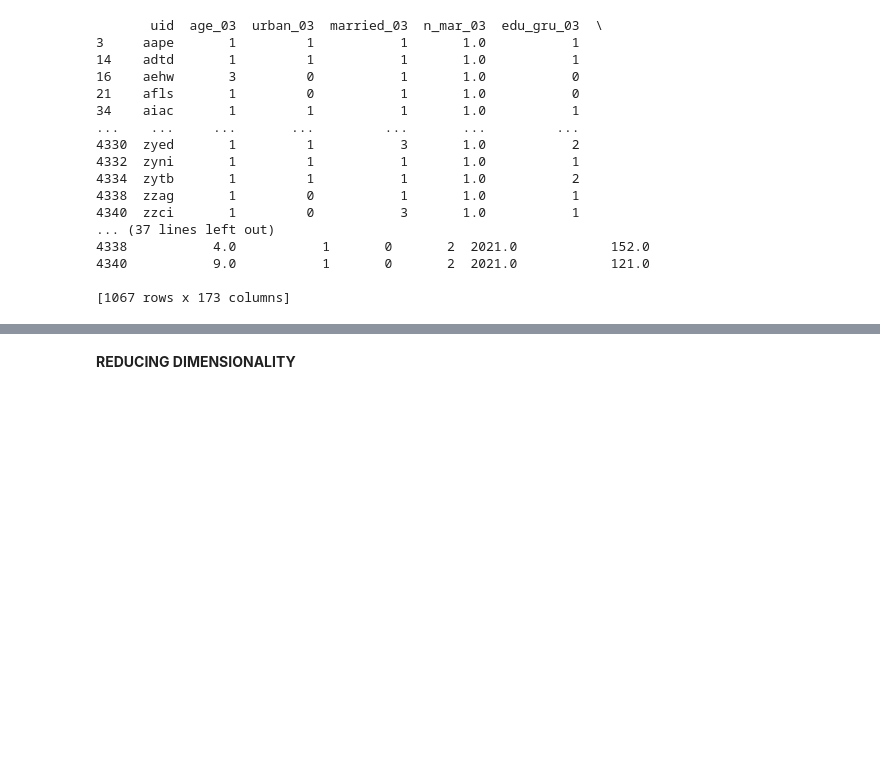
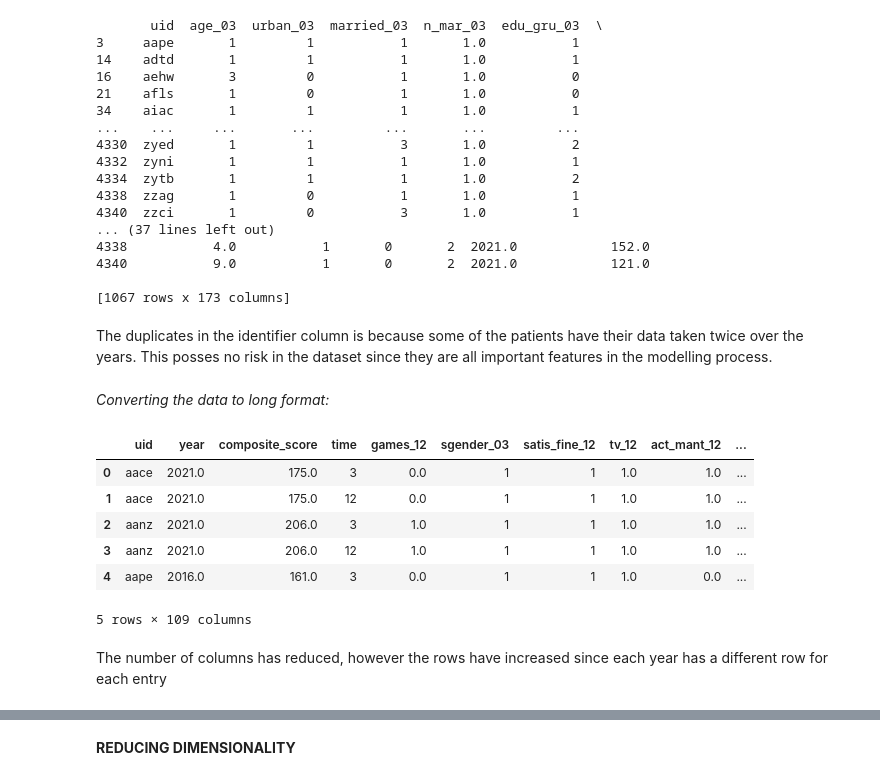
Before and after one commit to geomwangi007/Early-Detection-of-Alzheimer-s-Disease-and-Related-Dementias-Using-Social-Determinants-of-Health, a Jupyter notebook: IPNYBS/Mercy.ipynb, the cells around one changed output, grey strips where cells are left out. Saved outputs shown, nothing was run; the diff lists cells and outputs as text; code cells hidden in the pictures; blank space fills up the shorter version.

```diff
--- a/IPNYBS/Mercy.ipynb
+++ b/IPNYBS/Mercy.ipynb
@@ -1278,20 +1307,44 @@ print(data_md[duplicates])
 4340           9.0           1       0       2  2021.0            121.0
 
 [1067 rows x 173 columns]
+# %% [markdown]
+The duplicates in the identifier column is because some of the patients have their data taken twice over the years. This posses no risk in the dataset since they are all important features in the modelling process.
+# %% [markdown]
+*Converting the data to long format:*
 # %%
+# Convert wide to long format
 data_long = pd.wide_to_long(
     data_md,
-    stubnames=['age', 'urban', 'married', 'n_mar', 'edu_gru', 'n_living_child', 'migration',
-               'glob_hlth', 'adl_dress', 'adl_walk', 'adl_bath', 'adl_eat', 'adl_bed', 'adl_toilet',
-               'n_adl', 'iadl_money', 'iadl_meds', 'iadl_shop', 'iadl_meals', 'n_iadl', 'depressed',
-               'hard', 'restless', 'happy', 'lonely', 'enjoy', 'sad', 'tired', 'energetic', 'n_depr',
-               'cesd_depressed', 'hypertension', 'diabetes', 'resp_ill', 'arthritis', 'hrt_attack',
-               'stroke', 'cancer', 'n_illnesses', 'bmi', 'exer_3xwk', 'alcohol', 'tobacco',
-               'test_chol', 'test_tuber', 'test_diab', 'test_pres', 'hosp', 'visit_med',
-               'out_proc', 'visit_dental', 'imss', 'issste', 'pem_def_mar', 'insur_private',
-               'insur_other', 'insured', 'decis_famil', 'decis_personal', 'employment'],
-    i=['uid', 'year'],  # use a combination of uid and year if necessary
-    j='time',  # specify the 'time' variable that distinguishes '03' and '12'
-    sep='_',  # separator for wide-format columns (e.g., age_03 and age_12)
-    suffix='\\d+'
-)
+    stubnames=[
+        'age', 'urban', 'married', 'n_mar', 'edu_gru', 'n_living_child', 'migration',
+        'glob_hlth', 'adl_dress', 'adl_walk', 'adl_bath', 'adl_eat', 'adl_bed', 'adl_toilet',
+        'n_adl', 'iadl_money', 'iadl_meds', 'iadl_shop', 'iadl_meals', 'n_iadl', 'depressed',
+        'hard', 'restless', 'happy', 'lonely', 'enjoy', 'sad', 'tired', 'energetic', 'n_depr',
+        'cesd_depressed', 'hypertension', 'diabetes', 'resp_ill', 'arthritis', 'hrt_attack',
+        'stroke', 'cancer', 'n_illnesses', 'bmi', 'exer_3xwk', 'alcohol', 'tobacco',
+        'test_chol', 'test_tuber', 'test_diab', 'test_pres', 'hosp', 'visit_med',
+        'out_proc', 'visit_dental', 'imss', 'issste', 'pem_def_mar', 'insur_private',
+        'insur_other', 'insured', 'decis_famil', 'decis_personal', 'employment',
+        'rjob_hrswk', 'rjlocc_m', 'rjob_end', 'rjobend_reason', 'rearnings',
+        'searnings', 'hincome', 'hinc_business', 'hinc_rent', 'hinc_assets', 'hinc_cap',
+        'rinc_pension', 'sinc_pension', 'rrelgimp', 'rrfcntx_m', 'rsocact_m', 'rrelgwk',
+        'a34', 'j11'
+    ],
+    i=['uid', 'year', 'composite_score'],  # Use 'uid', 'year', and 'composite_score' as identifiers
+    j='time',  # Variable to capture time (03 or 12)
+    sep='_',  # Separator used in wide-format column names
+    suffix='\\d+'  # Regular expression to capture suffixes (03 or 12)
+).reset_index()
+
+# Display the first few rows to verify
+data_long.head()
+# %% [output]
+|  | uid | year | composite_score | time | games_12 | sgender_03 | satis_fine_12 | tv_12 | act_mant_12 | ... |
+| 0 | aace | 2021.0 | 175.0 | 3 | 0.0 | 1 | 1 | 1.0 | 1.0 | ... |
+| 1 | aace | 2021.0 | 175.0 | 12 | 0.0 | 1 | 1 | 1.0 | 1.0 | ... |
+| 2 | aanz | 2021.0 | 206.0 | 3 | 1.0 | 1 | 1 | 1.0 | 1.0 | ... |
+| 3 | aanz | 2021.0 | 206.0 | 12 | 1.0 | 1 | 1 | 1.0 | 1.0 | ... |
+| 4 | aape | 2016.0 | 161.0 | 3 | 0.0 | 1 | 1 | 1.0 | 0.0 | ... |
+5 rows × 109 columns
+# %% [markdown]
+The number of columns has reduced, however the rows have increased since each year has a different row for each entry
```
Also changed, not shown: parts of 52 cells of this notebook.
